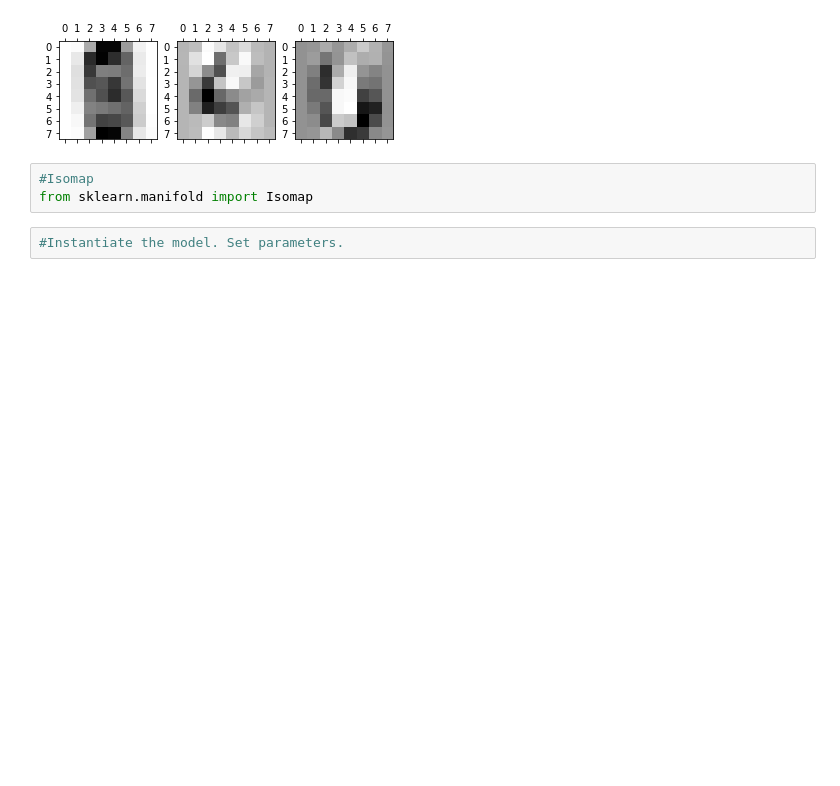
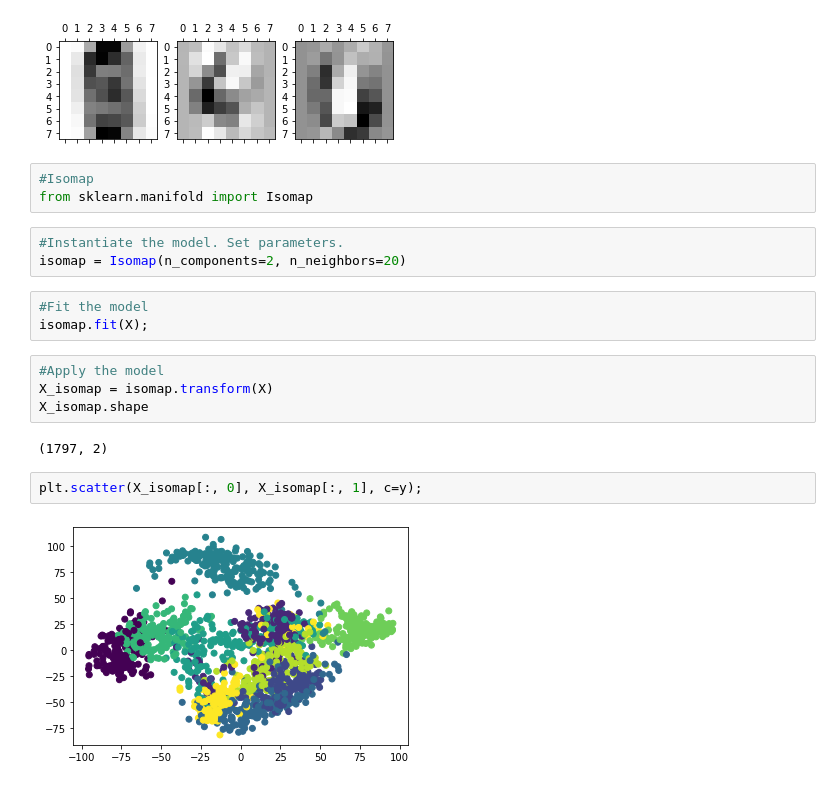
Before and after one commit to agnieszka-web/Scikitlearnpractice, a Jupyter notebook: Scikitlearnpractice.ipynb, the cells around one changed output. Saved outputs shown, nothing was run; the diff lists cells and outputs as text; blank space fills up the shorter version.

```diff
--- a/Scikitlearnpractice.ipynb
+++ b/Scikitlearnpractice.ipynb
@@ -77,3 +79,17 @@ ax[2].matshow(pca.components_[1, :].reshape(8, 8), cmap=plt.cm.Greys)
 from sklearn.manifold import Isomap
 # %%
 #Instantiate the model. Set parameters.
+isomap = Isomap(n_components=2, n_neighbors=20)
+# %%
+#Fit the model
+isomap.fit(X);
+# %%
+#Apply the model
+X_isomap = isomap.transform(X)
+X_isomap.shape
+# %% [output]
+(1797, 2)
+# %%
+plt.scatter(X_isomap[:, 0], X_isomap[:, 1], c=y);
+# %% [output]
+[figure, added]
```
Also changed, not shown: parts of 3 cells of this notebook.
